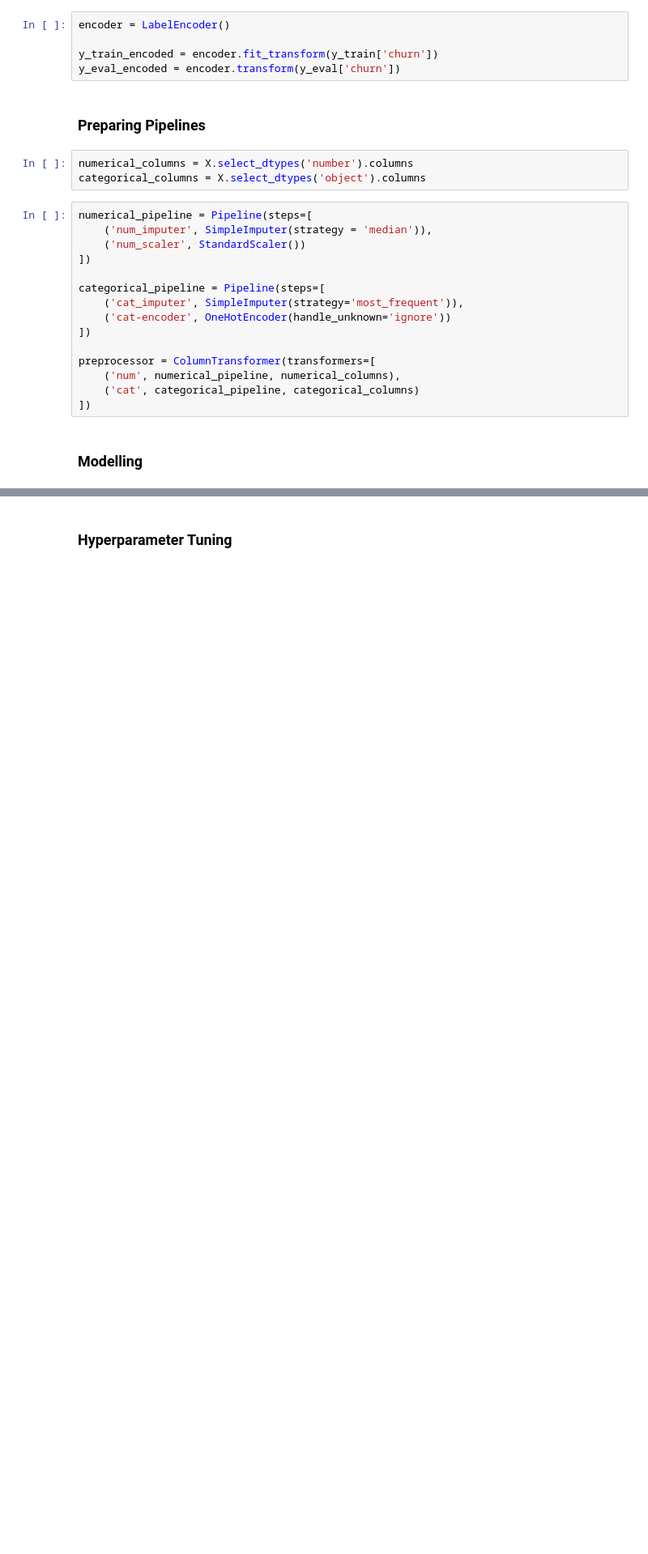
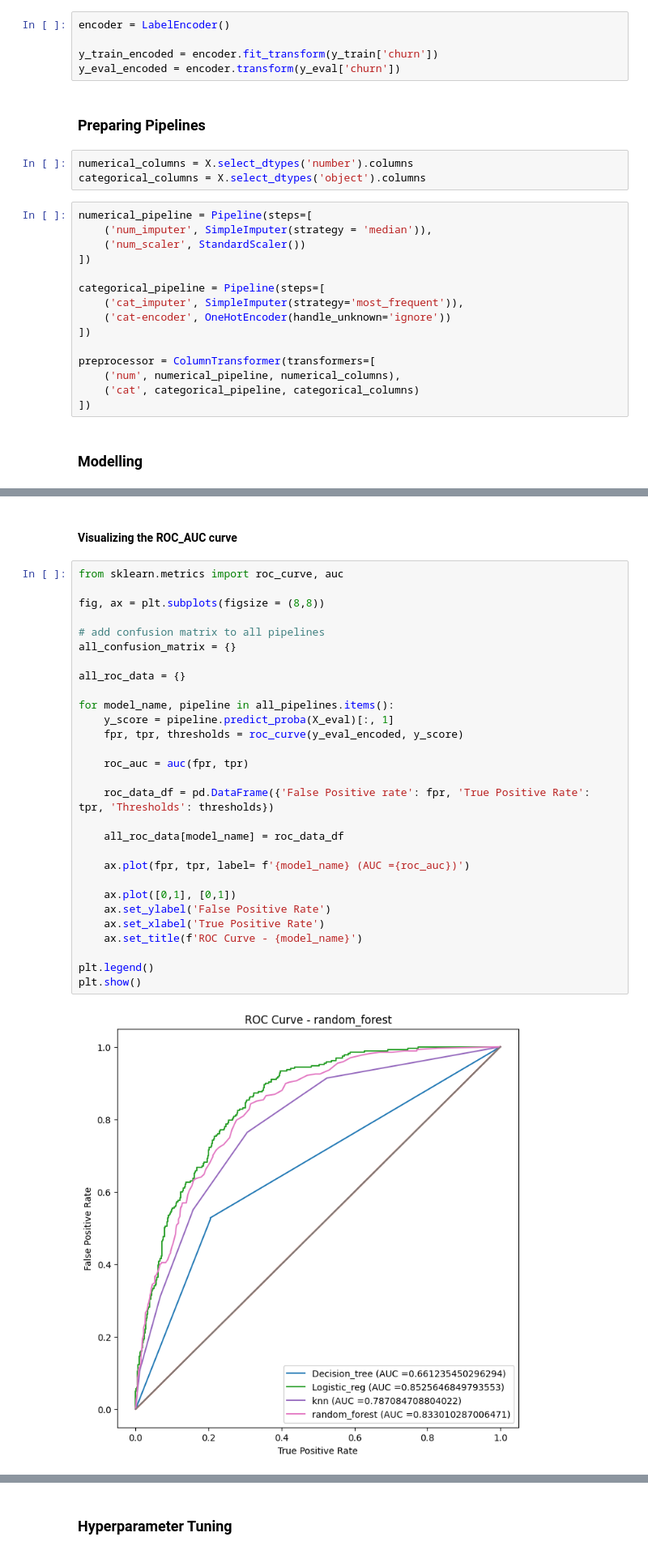
Before and after one commit to MumoMutiso/LP2-Curium-, a Jupyter notebook: modeling.ipynb, the cells around one changed output, grey strips where cells are left out. Shown: that part at 81% size. Saved outputs shown, nothing was run; the diff lists cells and outputs as text; blank space fills up the shorter version.

```diff
--- a/modeling.ipynb
+++ b/modeling.ipynb
@@ -186,0 +222,33 @@ visualize roc_auc curve
+# %% [markdown]
+#### Visualizing the ROC_AUC curve
+# %%
+from sklearn.metrics import roc_curve, auc
+
+fig, ax = plt.subplots(figsize = (8,8))
+
+# add confusion matrix to all pipelines
+all_confusion_matrix = {}
+
+all_roc_data = {}
+
+for model_name, pipeline in all_pipelines.items():
+    y_score = pipeline.predict_proba(X_eval)[:, 1]
+    fpr, tpr, thresholds = roc_curve(y_eval_encoded, y_score)
+
+    roc_auc = auc(fpr, tpr)
+
+    roc_data_df = pd.DataFrame({'False Positive rate': fpr, 'True Positive Rate': tpr, 'Thresholds': thresholds})
+
+    all_roc_data[model_name] = roc_data_df
+
+    ax.plot(fpr, tpr, label= f'{model_name} (AUC ={roc_auc})')
+
+    ax.plot([0,1], [0,1])
+    ax.set_ylabel('False Positive Rate')
+    ax.set_xlabel('True Positive Rate')
+    ax.set_title(f'ROC Curve - {model_name}')
+
+plt.legend()
+plt.show()
+# %% [output]
+[figure, added]
```
Also changed, not shown: parts of 20 cells of this notebook.
